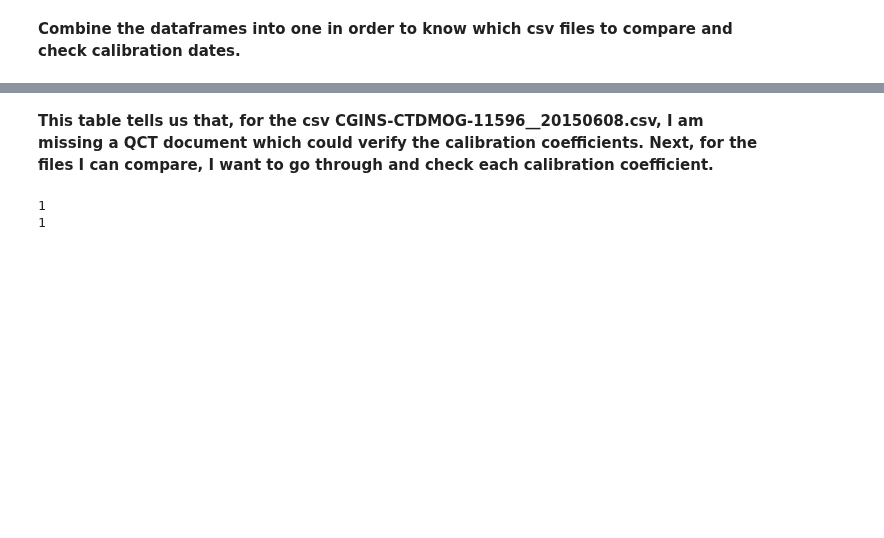
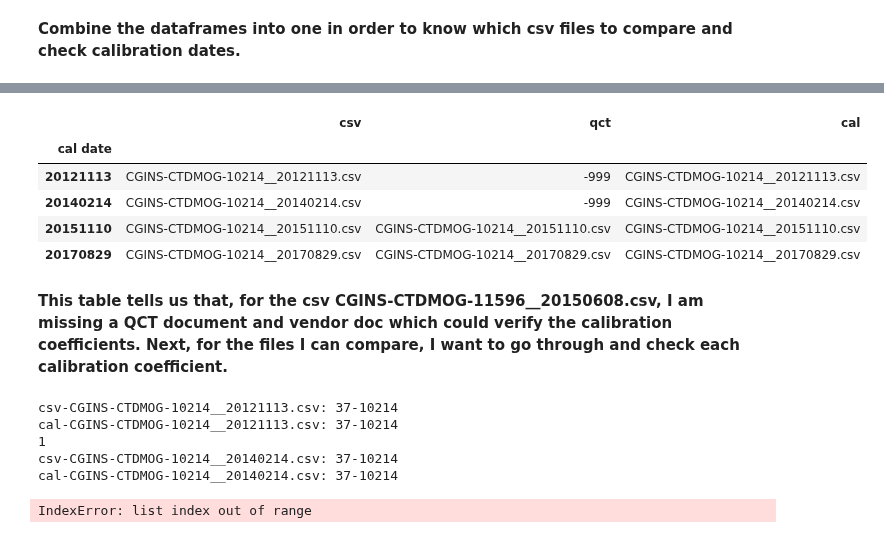
Before and after one commit to cooleyky/QAQC_Sandbox, a Jupyter notebook: Metadata_Review/CTDMO Metadata Review.ipynb, the cells around one changed output, grey strips where cells are left out. Saved outputs shown, nothing was run; the diff lists cells and outputs as text; code cells hidden in the pictures; blank space fills up the shorter version.

```diff
--- a/Metadata_Review/CTDMO Metadata Review.ipynb
+++ b/Metadata_Review/CTDMO Metadata Review.ipynb
@@ -580,0 +564,5 @@ df_files
+# %%
+csv_files = pd.DataFrame(sorted(os.listdir('temp/csv')),columns=['csv'])
+csv_files['cal date'] = csv_files['csv'].apply(lambda x: get_file_date(x))
+csv_files.set_index('cal date',inplace=True)
+csv_files
@@ -581,5 +575,18 @@ df_files
+# %%
+df_files.drop(columns=['csv'],inplace=True)
+# %%
+df_files = df_files.join(csv_files,how='outer').dropna()
+# %%
+df_files
+# %% [output]
+|  | csv | qct | cal |
+| cal date |  |  |  |
+| 20121113 | CGINS-CTDMOG-10214__20121113.csv | -999 | CGINS-CTDMOG-10214__20121113.csv |
+| 20140214 | CGINS-CTDMOG-10214__20140214.csv | -999 | CGINS-CTDMOG-10214__20140214.csv |
+| 20151110 | CGINS-CTDMOG-10214__20151110.csv | CGINS-CTDMOG-10214__20151110.csv | CGINS-CTDMOG-10214__20151110.csv |
+| 20170829 | CGINS-CTDMOG-10214__20170829.csv | CGINS-CTDMOG-10214__20170829.csv | CGINS-CTDMOG-10214__20170829.csv |
 # %% [markdown]
-**This table tells us that, for the csv CGINS-CTDMOG-11596__20150608.csv, I am missing a QCT document which could verify the calibration coefficients. Next, for the files I can compare, I want to go through and check each calibration coefficient.**
+**This table tells us that, for the csv CGINS-CTDMOG-11596__20150608.csv, I am missing a QCT document and vendor doc which could verify the calibration coefficients. Next, for the files I can compare, I want to go through and check each calibration coefficient.**
 # %%
 def check_cal_coeffs(coeffs_dict):
 
@@ -614,6 +621,8 @@ for cal_date in df_files.index:
         if fname != '-999':
             load_directory = '/'.join((os.getcwd(),'temp',source,fname))
             df_coeffs = pd.read_csv(load_directory)
+            for i in list(set(df_coeffs['serial'])):
+                print(source + '-' + fname + ': ' + str(i))
             df_coeffs.set_index(keys='name',inplace=True)
             df_coeffs.sort_index(inplace=True)
             coeffs_dict.update({source:df_coeffs})
@@ -632,8 +641,12 @@ for cal_date in df_files.index:
         incorrect = coeffs_dict['csv'][mask == False]
     result.update({fname:incorrect})
 # %% [output]
+csv-CGINS-CTDMOG-10214__20121113.csv: 37-10214
+cal-CGINS-CTDMOG-10214__20121113.csv: 37-10214
 1
-1
+csv-CGINS-CTDMOG-10214__20140214.csv: 37-10214
+cal-CGINS-CTDMOG-10214__20140214.csv: 37-10214
+IndexError: list index out of range
 # %%
 result
 # %% [output]
```
Also changed, not shown: parts of 75 cells of this notebook.
